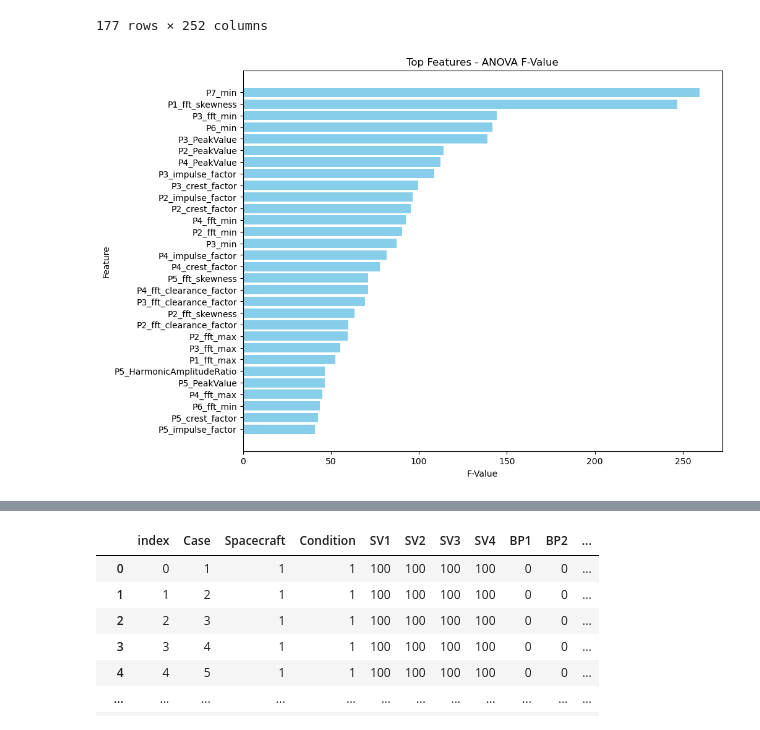
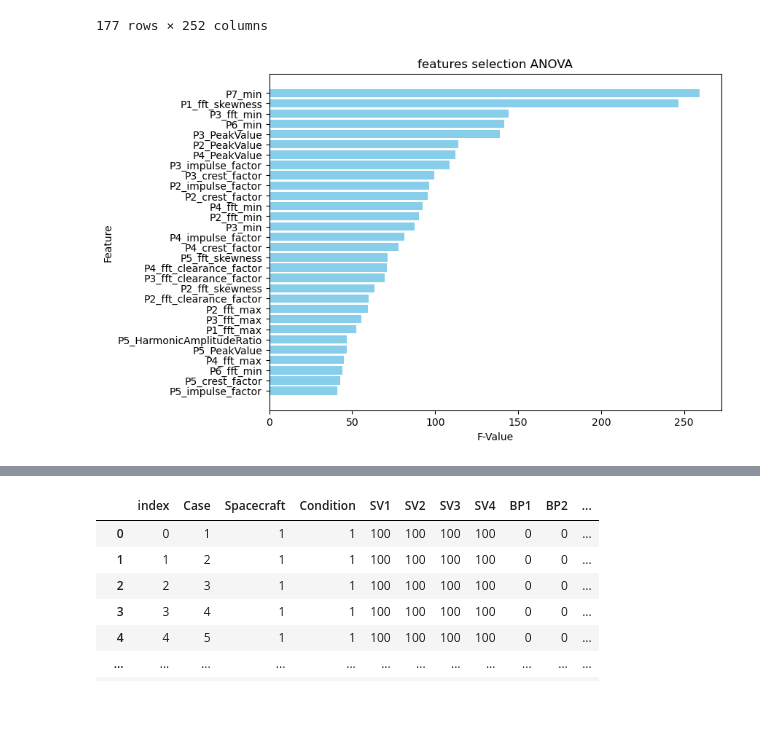
Before and after one commit to alexxdediu/Data-Challenge-PHM-Asia-Pacific-2023, a Jupyter notebook: models/model_task_3.ipynb, the cells around one changed output, grey strips where cells are left out. Drawn from its saved outputs; the diff is of its cells as text; code cells hidden in the pictures.

```diff
--- a/models/model_task_3.ipynb
+++ b/models/model_task_3.ipynb
@@ -191,11 +191,11 @@ def feature_selection_anova(df_X,df_y,n_features):
     features = top_features["Feature"].values
     # features=np.concatenate([features, ["binary_condition"]])
 
-    plt.figure(figsize=(10, 8))
+    plt.figure(figsize=(8, 6))
     plt.barh(top_features["Feature"], top_features["F_Value"], color='skyblue')
     plt.xlabel('F-Value')
     plt.ylabel('Feature')
-    plt.title('Top Features - ANOVA F-Value')
+    plt.title('features selection ANOVA')
     plt.gca().invert_yaxis()
     plt.show()
     return features
@@ -226,7 +226,7 @@ def feature_selection_random_forest(df_X, df_y, n_features):
 # df_labels = df_labels[154:]
 # df_train = df_train[154:]
 # %%
-features_chi2_train = feature_selection_anova(df_train,df_labels["anomaly_location"],30)
+features_anova_train = feature_selection_anova(df_train,df_labels["anomaly_location"],30)
 # %% [output]
-[figure, old version]
+[figure, new version]
 # %%
```
Also changed, not shown: parts of 10 cells of this notebook, 1 other file.
